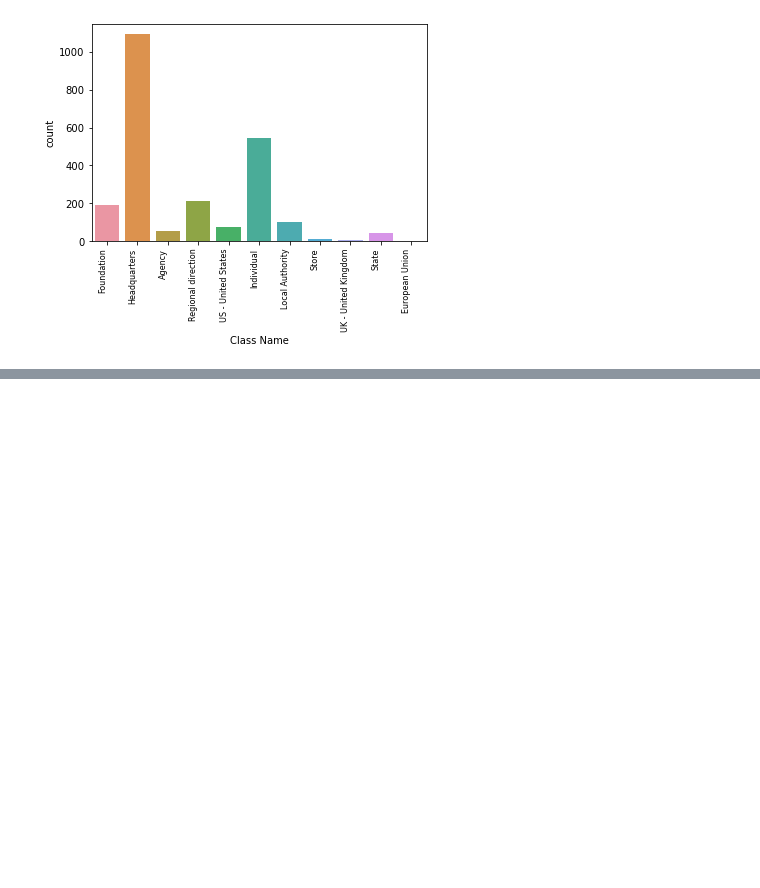
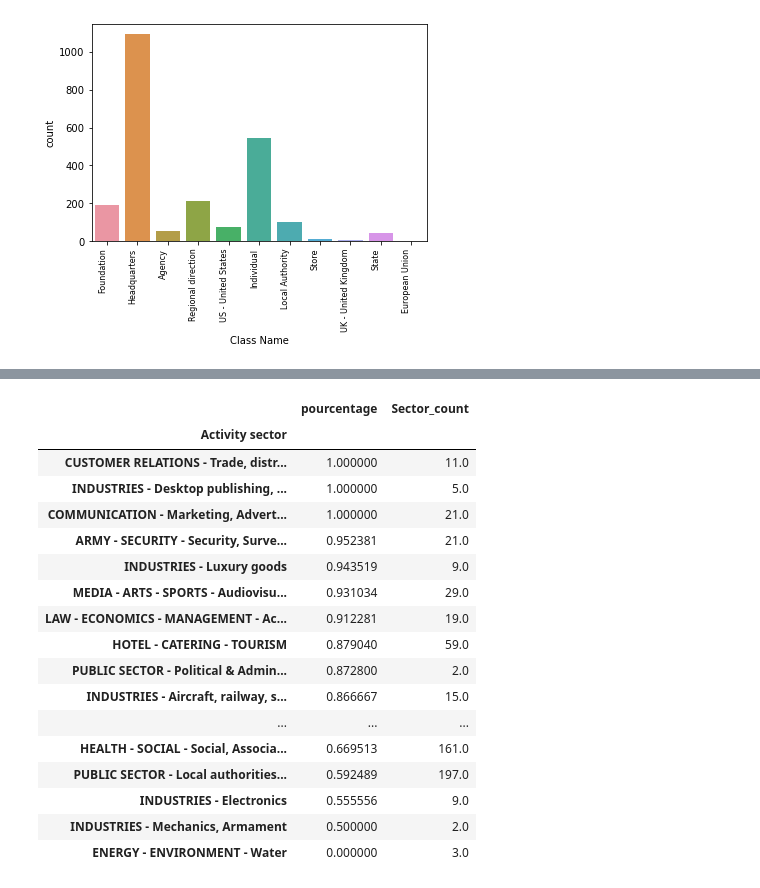
Before and after one commit to dfgparis23/Team-2, a Jupyter notebook: Analytics_Business_Account.ipynb, the cells around one changed output, grey strips where cells are left out. Saved outputs shown, nothing was run; the diff lists cells and outputs as text; code cells hidden in the pictures; blank space fills up the shorter version.

```diff
--- a/Analytics_Business_Account.ipynb
+++ b/Analytics_Business_Account.ipynb
@@ -36,0 +58,10 @@ plt.show
+# %%
+OP_BA["Estimated Close Date"] = pd.to_datetime(OP_BA["Estimated Close Date"]).dt.date
+
+OP_BA=OP_BA[(OP_BA['Estimated Close Date']>datetime.date(2021,1,1)) & (OP_BA['Estimated Close Date']<datetime.date(2023,8,1))]
+# %%
+OP_BA = OP_BA[OP_BA['Estimated amount'] != 0]
+# %%
+OP_BA['Amount received'] = OP_BA['Amount received'].fillna(0)
+OP_BA['pourcentage'] = OP_BA['Amount received'] / OP_BA['Estimated amount']
+OP_BA.groupby('Stage')['pourcentage'].mean()
@@ -36,0 +77,27 @@ plt.show
+# %%
+z = OP_BA['Activity sector'].value_counts()
+
+z1 = z.to_dict() #converts to dictionary
+
+OP_BA['Sector_count'] = OP_BA['Activity sector'].map(z1)
+
+OP_BA.groupby(by='Activity sector')['pourcentage','Sector_count'].mean().sort_values(by='Sector_count', ascending=False)
+# %% [output]
+|  | pourcentage | Sector_count |
+| Activity sector |  |  |
+| CUSTOMER RELATIONS - Trade, distr... | 1.000000 | 11.0 |
+| INDUSTRIES - Desktop publishing, ... | 1.000000 | 5.0 |
+| COMMUNICATION - Marketing, Advert... | 1.000000 | 21.0 |
+| ARMY - SECURITY - Security, Surve... | 0.952381 | 21.0 |
+| INDUSTRIES - Luxury goods | 0.943519 | 9.0 |
+| MEDIA - ARTS - SPORTS - Audiovisu... | 0.931034 | 29.0 |
+| LAW - ECONOMICS - MANAGEMENT - Ac... | 0.912281 | 19.0 |
+| HOTEL - CATERING - TOURISM | 0.879040 | 59.0 |
+| PUBLIC SECTOR - Political & Admin... | 0.872800 | 2.0 |
+| INDUSTRIES - Aircraft, railway, s... | 0.866667 | 15.0 |
+| ... | ... | ... |
+| HEALTH - SOCIAL - Social, Associa... | 0.669513 | 161.0 |
+| PUBLIC SECTOR - Local authorities... | 0.592489 | 197.0 |
+| INDUSTRIES - Electronics | 0.555556 | 9.0 |
+| INDUSTRIES - Mechanics, Armament | 0.500000 | 2.0 |
+| ENERGY - ENVIRONMENT - Water | 0.000000 | 3.0 |
```
Also changed, not shown: parts of 5 cells of this notebook.
